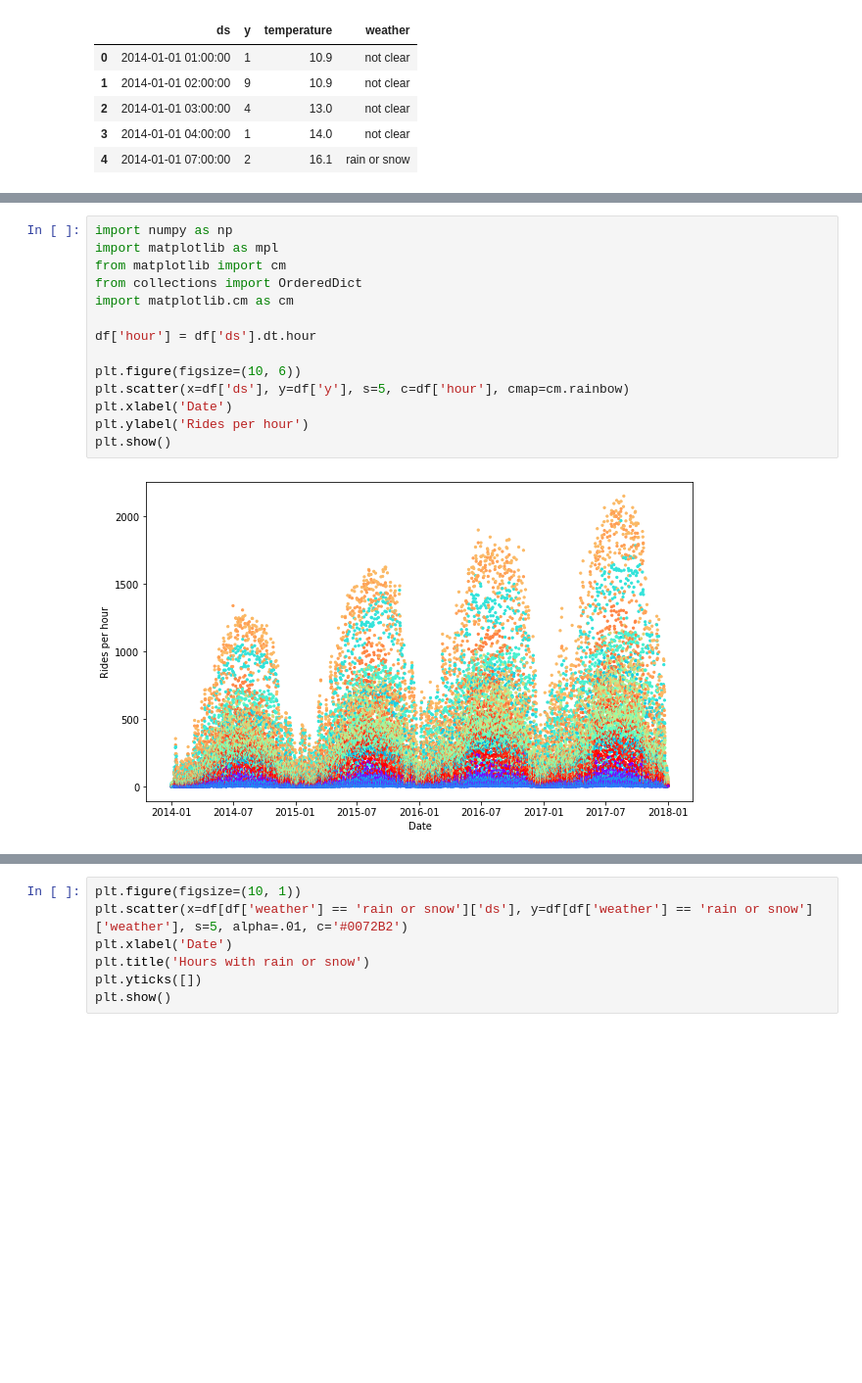
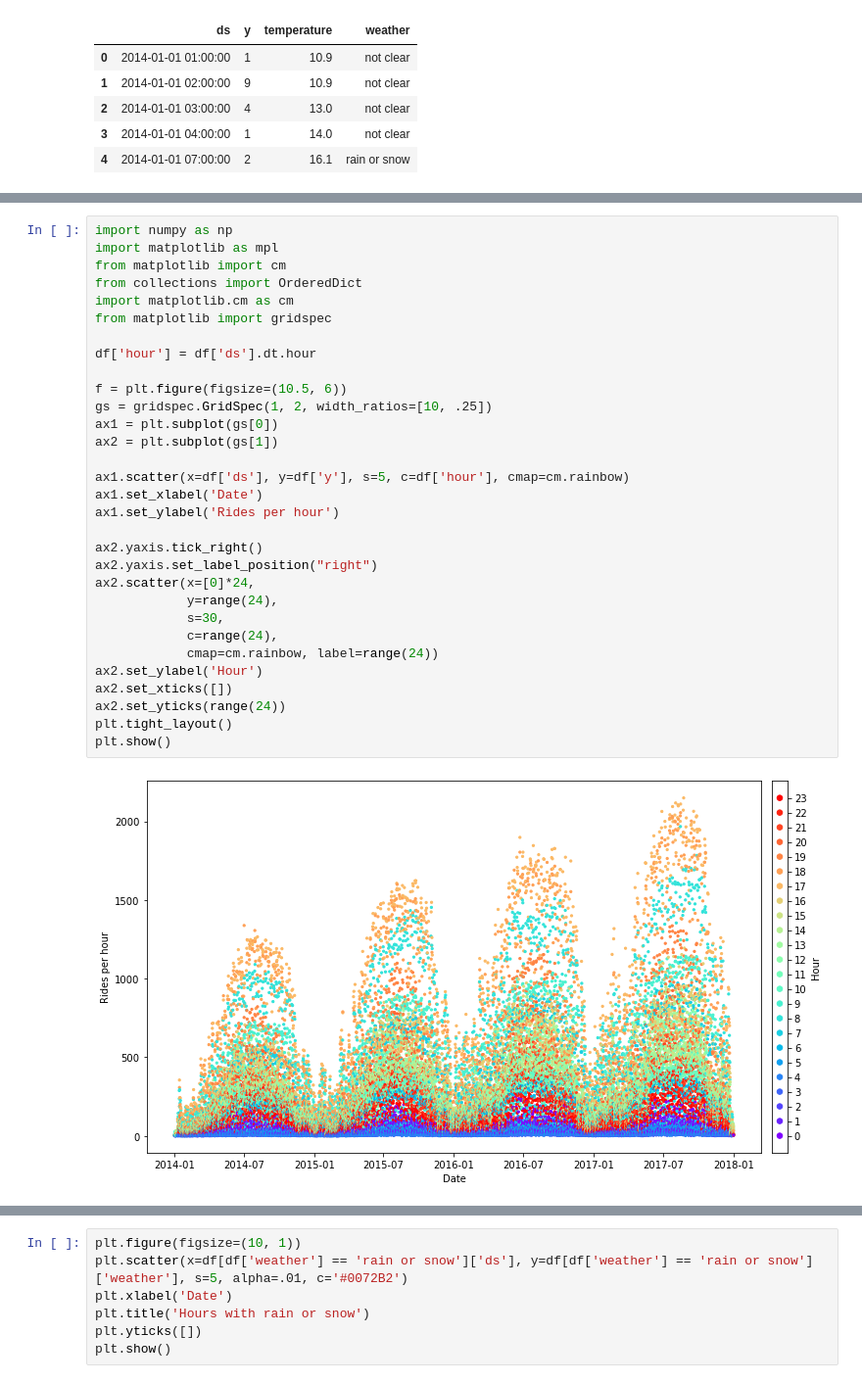
Before and after one commit to raffg/prophet_presentation, a Jupyter notebook: prophet_colab.ipynb, the cells around one changed output, grey strips where cells are left out. Shown at 98% size. Cells and saved outputs as stored; diff of their text form; blank space fills up the shorter version.

Commit message:
updated plot by hours

```diff
--- a/prophet_colab.ipynb
+++ b/prophet_colab.ipynb
@@ -389,19 +379,36 @@ plt.show()
 # %%
 import numpy as np
 import matplotlib as mpl
 from matplotlib import cm
 from collections import OrderedDict
 import matplotlib.cm as cm
+from matplotlib import gridspec
 
 df['hour'] = df['ds'].dt.hour
 
-plt.figure(figsize=(10, 6))
-plt.scatter(x=df['ds'], y=df['y'], s=5, c=df['hour'], cmap=cm.rainbow)
-plt.xlabel('Date')
-plt.ylabel('Rides per hour')
+f = plt.figure(figsize=(10.5, 6))
+gs = gridspec.GridSpec(1, 2, width_ratios=[10, .25])
+ax1 = plt.subplot(gs[0])
+ax2 = plt.subplot(gs[1])
+
+ax1.scatter(x=df['ds'], y=df['y'], s=5, c=df['hour'], cmap=cm.rainbow)
+ax1.set_xlabel('Date')
+ax1.set_ylabel('Rides per hour')
+
+ax2.yaxis.tick_right()
+ax2.yaxis.set_label_position("right")
+ax2.scatter(x=[0]*24,
+            y=range(24),
+            s=30,
+            c=range(24),
+            cmap=cm.rainbow, label=range(24))
+ax2.set_ylabel('Hour')
+ax2.set_xticks([])
+ax2.set_yticks(range(24))
+plt.tight_layout()
 plt.show()
 # %% [output]
-[figure, old version]
+[figure, new version]
 # %%
 plt.figure(figsize=(10, 6))
 plt.scatter(x=df['ds'], y=df['temperature'], s=1, c='#0072B2')
```
Also changed, not shown: parts of 36 cells of this notebook.
